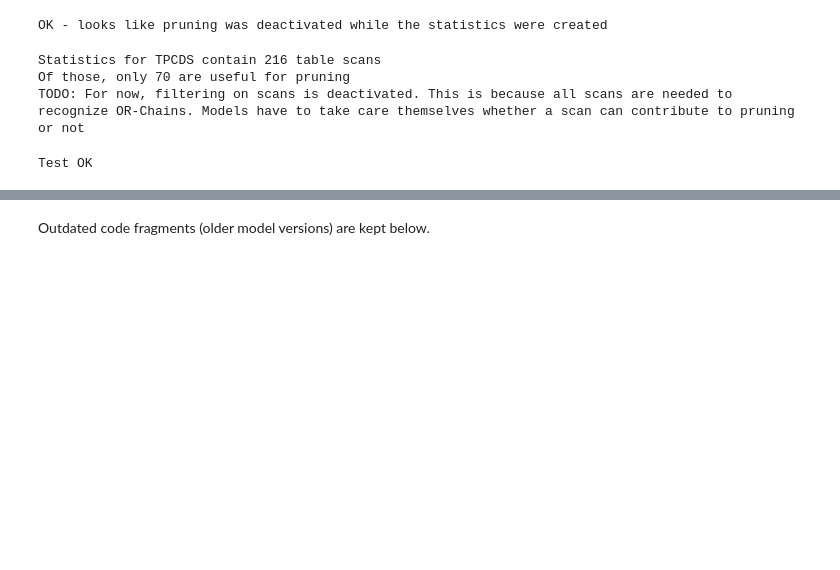
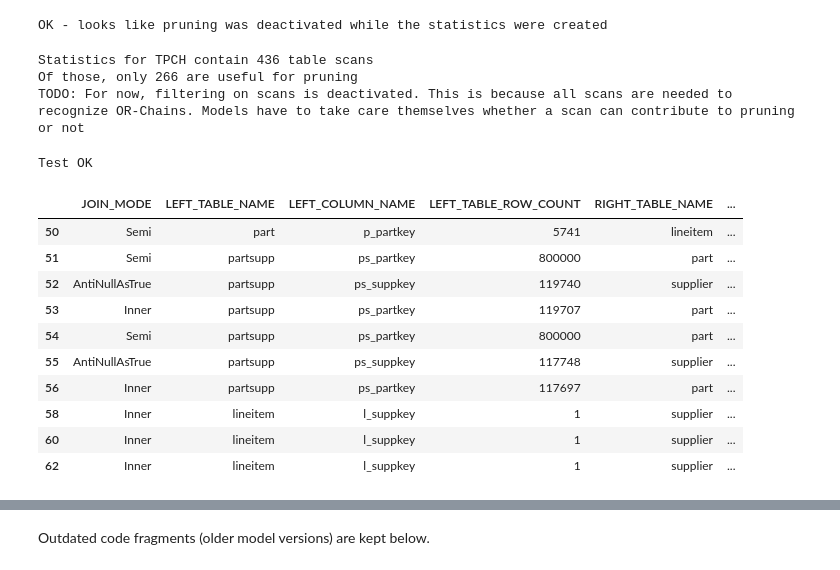
Before and after one commit to aloeser/clustering_model, a Jupyter notebook: model.ipynb, the cells around one changed output, grey strips where cells are left out. Saved outputs shown, nothing was run; the diff lists cells and outputs as text; code cells hidden in the pictures; blank space fills up the shorter version.

```diff
--- a/model.ipynb
+++ b/model.ipynb
@@ -11,14 +12,15 @@ import json
 # %%
 # Config
 
-BENCHMARK = "TPCDS"
+BENCHMARK = "TPCH"
 CHUNK_SIZE = 65535
 
 if BENCHMARK == "TPCH":
     SCALE_FACTOR = 1
     RUNS = 10
     TIME = 60
-    STATISTICS_PATH = f"~/Dokumente/repos/example_plugin/TPC-H__SF_{SCALE_FACTOR}.000000__RUNS_{RUNS}__TIME_{TIME}"
+    #STATISTICS_PATH = f"~/Dokumente/repos/example_plugin/TPC-H__SF_{SCALE_FACTOR}.000000__RUNS_{RUNS}__TIME_{TIME}"
+    STATISTICS_PATH = f"~/Dokumente/repos/example_plugin/TPC-H__SF_{SCALE_FACTOR}.000000__RUNS_{RUNS}__TIME_{TIME}__ENCODING_DictionaryFSBA"
 elif BENCHMARK == "TPCDS":
     SCALE_FACTOR = 1
     RUNS = 1
@@ -91,10 +94,10 @@ print(f"Statistics for {BENCHMARK} contain {len(scans)} table scans")
 
 
 # Add statistics about selectivity and speed for each operator
-scans['selectivity'] = scans['OUTPUT_ROWS'] / scans['INPUT_ROWS']
+scans['selectivity'] = scans['OUTPUT_ROW_COUNT'] / scans['INPUT_ROW_COUNT']
 
 # TODO: Assumption that reading and writing a row have the same cost
-scans['time_per_row'] = scans['RUNTIME_NS'] / (scans['INPUT_ROWS'] + scans['OUTPUT_ROWS'])
+scans['time_per_row'] = scans['RUNTIME_NS'] / (scans['INPUT_ROW_COUNT'] + scans['OUTPUT_ROW_COUNT'])
 scans['time_per_input_row'] = scans['time_per_row']
 scans['time_per_output_row'] = scans['time_per_row']
 
@@ -105,20 +108,21 @@ def determine_or_chains(table_scans):
     single_table_scans = table_scans.groupby(['QUERY_HASH', 'TABLE_NAME', 'GET_TABLE_HASH'])
 
     for _, scans in single_table_scans:
-        input_row_frequencies = Counter(scans.INPUT_ROWS)
+        input_row_frequencies = Counter(scans.INPUT_ROW_COUNT)
         or_input_sizes = set([input_size for input_size, frequency in input_row_frequencies.items() if frequency > 1])
 
         df = pd.DataFrame()
-        df['INPUT_ROWS'] = scans['INPUT_ROWS']
-        df['OUTPUT_ROWS'] = scans['OUTPUT_ROWS']
-        df['part_of_or_chain'] = scans.apply(lambda row: row['INPUT_ROWS'] in or_input_sizes, axis=1)
+        df['INPUT_ROW_COUNT'] = scans['INPUT_ROW_COUNT']
+        df['OUTPUT_ROW_COUNT'] = scans['OUTPUT_ROW_COUNT']
+        df['part_of_or_chain'] = scans.apply(lambda row: row['INPUT_ROW_COUNT'] in or_input_sizes, axis=1)
 
         for _ in range(len(scans)):
-            or_input_sizes |= set(df[df['part_of_or_chain']].OUTPUT_ROWS.unique())
-            df['part_of_or_chain'] = df.apply(lambda row: row['INPUT_ROWS'] in or_input_sizes, axis=1)
+            or_input_sizes |= set(df[df['part_of_or_chain']].OUTPUT_ROW_COUNT.unique())
+            df['part_of_or_chain'] = df.apply(lambda row: row['INPUT_ROW_COUNT'] in or_input_sizes, axis=1)
 
         or_chains = list(df[df['part_of_or_chain']].index)
-        table_scans.iloc[or_chains, table_scans.columns.get_loc('part_of_or_chain')] = True
+        #table_scans.iloc[or_chains, table_scans.columns.get_loc('part_of_or_chain')] = True
+        table_scans.loc[or_chains, 'part_of_or_chain'] = True
 
     return table_scans
 
@@ -131,10 +135,11 @@ scans = determine_or_chains(scans)
 def benefits_from_sorting(row):
     description = row['DESCRIPTION']
     if "ColumnLike" in description:
-        words = description.split()
-        like_criteria = words[-1]
-        assert "%" in like_criteria, f"LIKE operators should have an %, but found none in {like_criteria}"
-        return like_criteria[1] != '%'
+        words = description.split('LIKE')
+        assert len(words) == 2, f"expected exactly one occurence of LIKE, but got {description}"
+        like_criteria = words[1]
+        assert "%" in like_criteria or "_" in like_criteria, f"LIKE operators should have an % or _, but found none in {like_criteria}"
+        return like_criteria[1] != '%' and like_criteria[1] != '_'
     elif "ExpressionEvaluator" in description and " IN " in description:
         return False
     else:
@@ -148,8 +153,8 @@ print(f"Of those, only {len(scans[scans['useful_for_pruning']])} are useful for
 
 print("TODO: For now, filtering on scans is deactivated. This is because all scans are needed to recognize OR-Chains. Models have to take care themselves whether a scan can contribute to pruning or not")
 # %% [output]
-Statistics for TPCDS contain 216 table scans
-Of those, only 70 are useful for pruning
+Statistics for TPCH contain 436 table scans
+Of those, only 266 are useful for pruning
 TODO: For now, filtering on scans is deactivated. This is because all scans are needed to recognize OR-Chains. Models have to take care themselves whether a scan can contribute to pruning or not
 # %%
 def test_determine_or_chains():
@@ -234,33 +239,45 @@ def load_join_statistics():
             return True
 
         return False
 
     def validate_joins(joins):
         is_suspicious = joins.apply(line_looks_suspicious, axis=1)
         suspicious_joins = joins[is_suspicious]
-        assert len(suspicious_joins) < 3, f"there are {len(suspicious_joins)} suspicious joins:\n{suspicious_joins[['JOIN_MODE', 'LEFT_TABLE_NAME', 'LEFT_COLUMN_NAME', 'LEFT_TABLE_ROW_COUNT', 'RIGHT_TABLE_NAME', 'RIGHT_COLUMN_NAME', 'RIGHT_TABLE_ROW_COUNT', 'OUTPUT_ROWS']]}"
+        assert len(suspicious_joins) < 3, f"there are {len(suspicious_joins)} suspicious joins:\n{suspicious_joins[['JOIN_MODE', 'LEFT_TABLE_NAME', 'LEFT_COLUMN_NAME', 'LEFT_TABLE_ROW_COUNT', 'RIGHT_TABLE_NAME', 'RIGHT_COLUMN_NAME', 'RIGHT_TABLE_ROW_COUNT', 'OUTPUT_ROW_COUNT']]}"
 
     joins = pd.read_csv(f"{STATISTICS_PATH}/joins.csv", sep='|')
-    joins = joins.fillna("NULL")
+    joins = joins.dropna()
     joins['PROBE_TABLE'] = joins.apply(lambda x: x[x['PROBE_SIDE'] + "_TABLE_NAME"] if not x['PROBE_SIDE'] == "NULL" else "NULL", axis=1)
     joins['PROBE_COLUMN'] = joins.apply(lambda x: x[x['PROBE_SIDE'] + "_COLUMN_NAME"] if not x['PROBE_SIDE'] == "NULL" else "NULL", axis=1)
     joins['PROBE_TABLE_ROW_COUNT'] = joins.apply(lambda x: x[x['PROBE_SIDE'] + "_TABLE_ROW_COUNT"]if not x['PROBE_SIDE'] == "NULL" else "NULL" , axis=1)
     joins['BUILD_TABLE'] = joins.apply(lambda x: x[x['BUILD_SIDE'] + "_TABLE_NAME"] if not x['BUILD_SIDE'] == "NULL" else "NULL", axis=1)
     joins['BUILD_COLUMN'] = joins.apply(lambda x: x[x['BUILD_SIDE'] + "_COLUMN_NAME"] if not x['BUILD_SIDE'] == "NULL" else "NULL", axis=1)
     joins['BUILD_TABLE_ROW_COUNT'] = joins.apply(lambda x: x[x['BUILD_SIDE'] + "_TABLE_ROW_COUNT"] if not x['BUILD_SIDE'] == "NULL" else "NULL", axis=1)
     validate_joins(joins)
 
 
     # TODOS
 
     # code: export which side is probe
     # model: add columns for probe and build table size
     # model: use more precise values for build and probe materialization
 
 
 
     #TODO code: activate higher cache size
 
     return joins
 
-#load_join_statistics()#.iloc[9:10][['JOIN_MODE', 'LEFT_TABLE_NAME', 'LEFT_COLUMN_NAME', 'LEFT_TABLE_ROW_COUNT', 'RIGHT_TABLE_NAME', 'RIGHT_COLUMN_NAME', 'RIGHT_TABLE_ROW_COUNT', 'OUTPUT_ROWS']]
+load_join_statistics().iloc[50:60][['JOIN_MODE', 'LEFT_TABLE_NAME', 'LEFT_COLUMN_NAME', 'LEFT_TABLE_ROW_COUNT', 'RIGHT_TABLE_NAME', 'RIGHT_COLUMN_NAME', 'RIGHT_TABLE_ROW_COUNT', 'OUTPUT_ROW_COUNT']]
+# %% [output]
+|  | JOIN_MODE | LEFT_TABLE_NAME | LEFT_COLUMN_NAME | LEFT_TABLE_ROW_COUNT | RIGHT_TABLE_NAME | ... |
+| 50 | Semi | part | p_partkey | 5741 | lineitem | ... |
+| 51 | Semi | partsupp | ps_partkey | 800000 | part | ... |
+| 52 | AntiNullAsTrue | partsupp | ps_suppkey | 119740 | supplier | ... |
+| 53 | Inner | partsupp | ps_partkey | 119707 | part | ... |
+| 54 | Semi | partsupp | ps_partkey | 800000 | part | ... |
+| 55 | AntiNullAsTrue | partsupp | ps_suppkey | 117748 | supplier | ... |
+| 56 | Inner | partsupp | ps_partkey | 117697 | part | ... |
+| 58 | Inner | lineitem | l_suppkey | 1 | supplier | ... |
+| 60 | Inner | lineitem | l_suppkey | 1 | supplier | ... |
+| 62 | Inner | lineitem | l_suppkey | 1 | supplier | ... |
```
Also changed, not shown: parts of 18 cells of this notebook.
